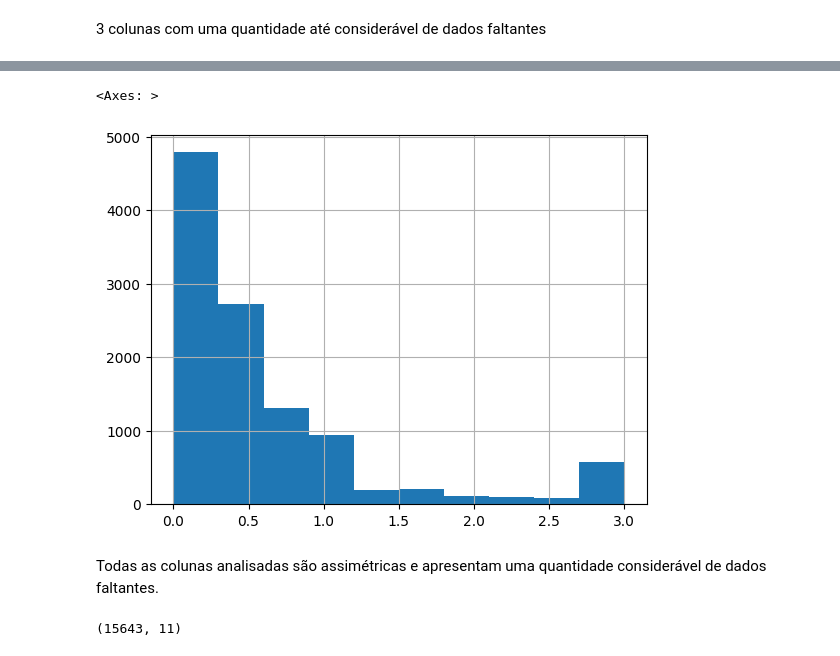
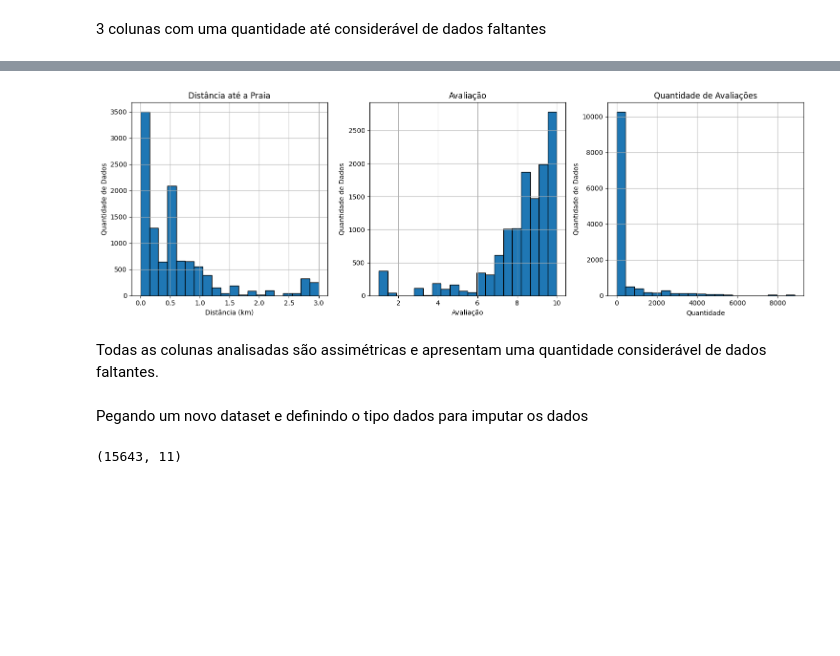
Before and after one commit to clarabarretto/data-science, a Jupyter notebook: pre-processing/pre-processing-recife.ipynb, the cells around one changed output, grey strips where cells are left out. Drawn from its saved outputs; the diff is of its cells as text; code cells hidden in the pictures; blank space fills up the shorter version.

```diff
--- a/pre-processing/pre-processing-recife.ipynb
+++ b/pre-processing/pre-processing-recife.ipynb
@@ -241,10 +265,39 @@ hospedagens["qtnd_avaliacoes"].hist()
-# %%
-hospedagens["dist_praia"].hist()
-# %% [output]
-<Axes: >
-[figure, removed]
+# %%
+# Criar uma figura para os histogramas
+plt.figure(figsize=(15, 5))
+
+# Histograma para 'dist_praia'
+plt.subplot(1, 3, 1)
+plt.hist(hospedagens['dist_praia'], bins=20, edgecolor='black')
+plt.title('Distância até a Praia')
+plt.xlabel('Distância (km)')
+plt.ylabel('Quantidade de Dados')
+plt.grid(True)
+
+# Histograma para 'avaliacao'
+plt.subplot(1, 3, 2)
+plt.hist(hospedagens['avaliacao'], bins=20, edgecolor='black')
+plt.title('Avaliação')
+plt.xlabel('Avaliação')
+plt.ylabel('Quantidade de Dados')
+plt.grid(True)
+
+# Histograma para 'qtnd_avaliacoes'
+plt.subplot(1, 3, 3)
+plt.hist(hospedagens['qtnd_avaliacoes'], bins=20, edgecolor='black')
+plt.title('Quantidade de Avaliações')
+plt.xlabel('Quantidade')
+plt.ylabel('Quantidade de Dados')
+plt.grid(True)
+
+plt.tight_layout()
+plt.show()
+# %% [output]
+[figure, added]
 # %% [markdown]
 Todas as colunas analisadas são assimétricas e apresentam uma quantidade considerável de dados faltantes.
+# %% [markdown]
+Pegando um novo dataset e definindo o tipo dados para imputar os dados
 # %%
 # gerando um novo dataset a partir do csv com os dados e transformando os dados categóricos em numérico
 hosp_input = pd.read_csv('../resultado1.csv', decimal=".")
```
Also changed, not shown: parts of 36 cells of this notebook.
